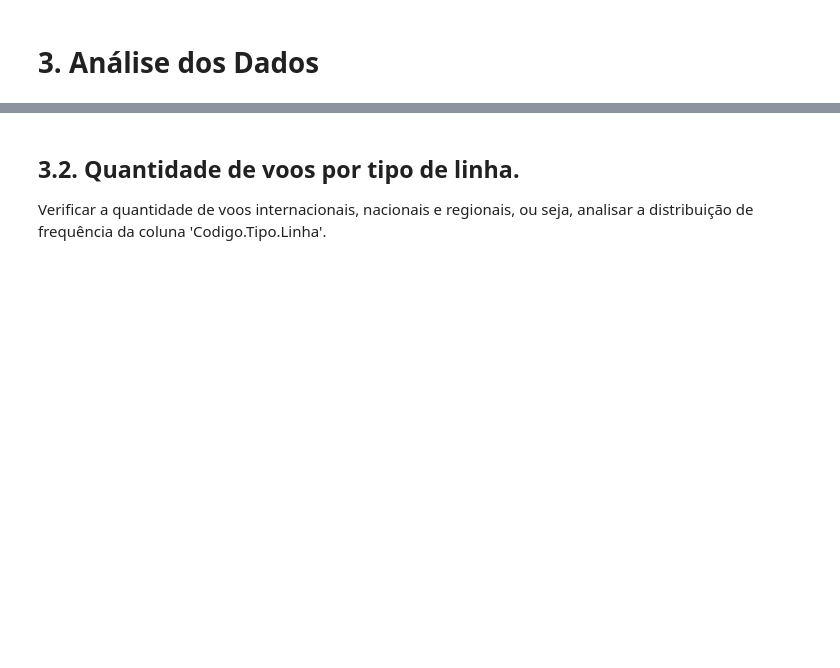
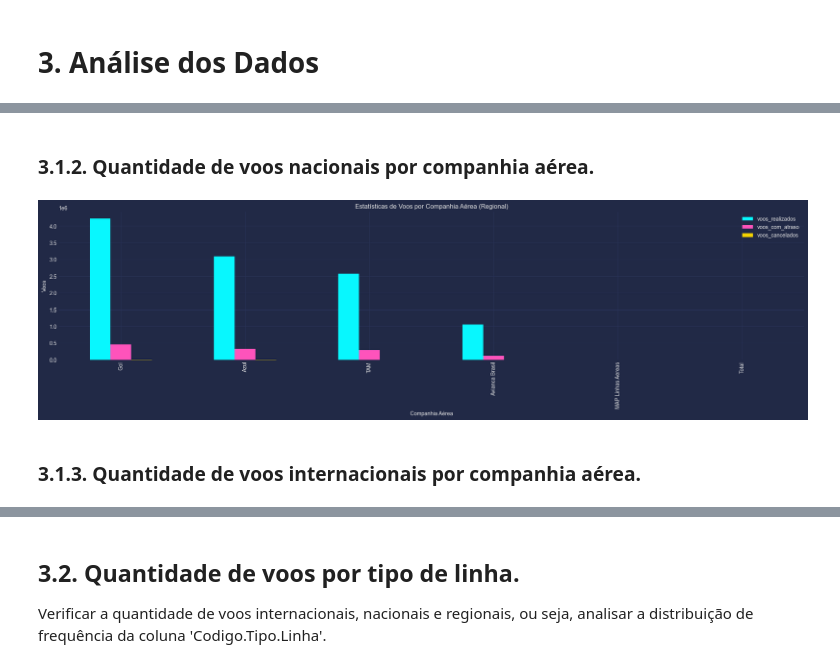
Before and after one commit to rderoncio/a3_bigdata_analisedados, a Jupyter notebook: A3/anac_análise_exploratória.ipynb, the cells around one changed output, grey strips where cells are left out. Drawn from its saved outputs; the diff is of its cells as text; code cells hidden in the pictures; blank space fills up the shorter version.

```diff
--- a/A3/anac_análise_exploratória.ipynb
+++ b/A3/anac_análise_exploratória.ipynb
@@ -226,0 +277,29 @@ Verificar a quantidade de voos realizados por cada companhia aérea, ou seja, an
+# %% [markdown]
+### 3.1.2. Quantidade de voos nacionais por companhia aérea.
+# %%
+dados_grafico = voos_por_cia_area\
+    .reset_index()\
+    .loc[voos_por_cia_area.reset_index()['codigo_tipo_linha'] == 'Nacional']\
+    .groupby('companhia_aerea')\
+    .agg(
+        voos_realizados=('voos_realizados', 'sum'),
+        voos_com_atraso=('voos_com_atraso', 'sum'),
+        voos_cancelados=('voos_cancelados', 'sum')
+).sort_values(by=['voos_realizados', 'voos_com_atraso', 'voos_cancelados'], ascending=False)
+
+fig, ax = plt.subplots(figsize=(25,5))
+dados_grafico.plot(kind='bar', ax=ax)
+
+ax.set_title('Estatísticas de Voos por Companhia Aérea (Regional)')
+ax.set_xlabel('Companhia Aérea')
+ax.set_ylabel('Voos')
+plt.style.use("cyberpunk")
+mplcyberpunk.make_lines_glow()
+mplcyberpunk.add_underglow()
+plt.show()
+
+del dados_grafico
+# %% [output]
+[figure, added]
+# %% [markdown]
+### 3.1.3. Quantidade de voos internacionais por companhia aérea.
```
Also changed, not shown: parts of 13 cells of this notebook, 1 other file.
